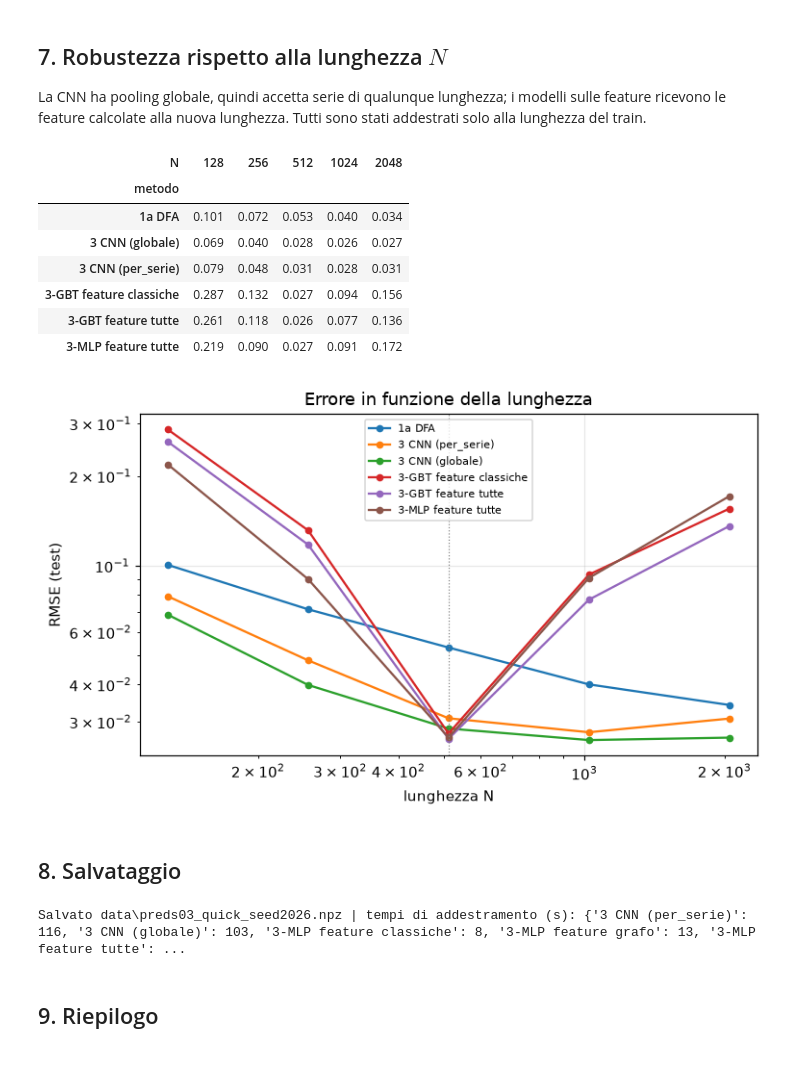
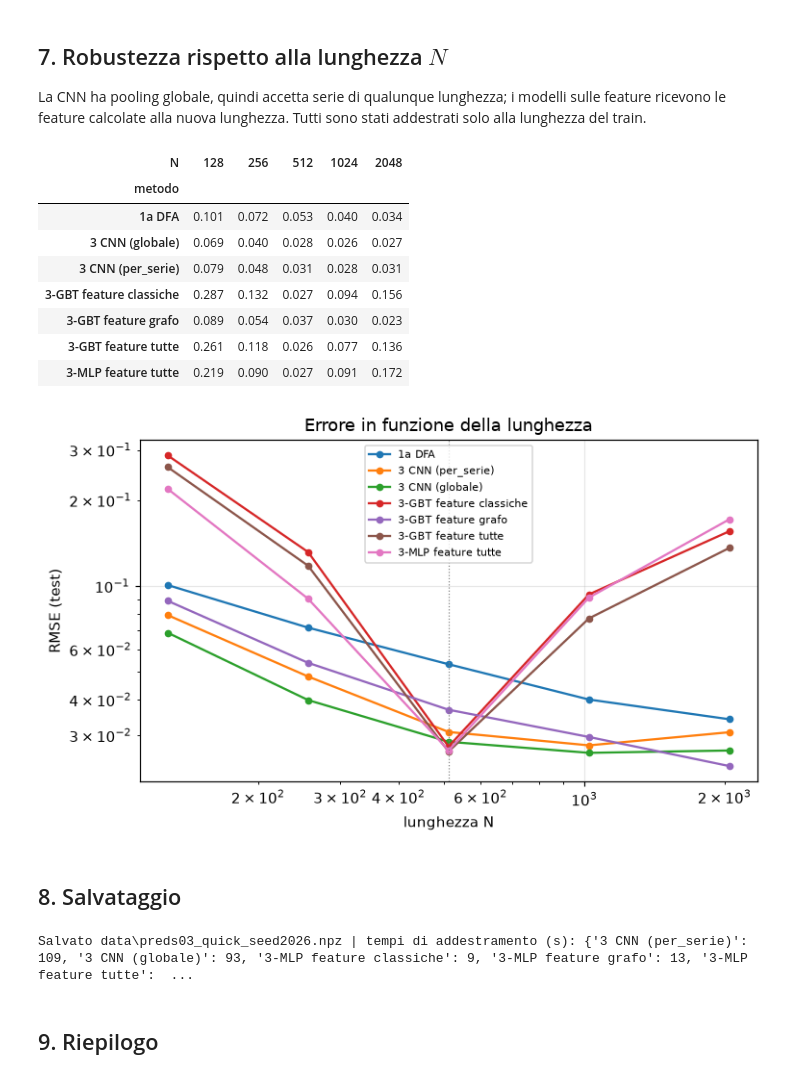
Before and after one commit to Arminas00/stochastic-ml, a Jupyter notebook: 03_cnn_e_feature.ipynb, the cells around one changed output. Drawn from its saved outputs; the diff is of its cells as text; code cells hidden in the pictures.

```diff
--- a/03_cnn_e_feature.ipynb
+++ b/03_cnn_e_feature.ipynb
@@ -363,30 +363,32 @@ feature calcolate alla nuova lunghezza. Tutti sono stati addestrati solo alla lu
 # %%
 lengths = sorted([CFG["N"]] + list(CFG["robust_lengths"]))
 split_of = {L: ("test" if L == CFG["N"] else f"test_N{L}") for L in lengths}
-rob = ["1a DFA", "3 CNN (per_serie)", "3 CNN (globale)", "3-GBT feature classiche", "3-GBT feature tutte", "3-MLP feature tutte"]
+rob = ["1a DFA", "3 CNN (per_serie)", "3 CNN (globale)", "3-GBT feature classiche", "3-GBT feature grafo",
+       "3-GBT feature tutte", "3-MLP feature tutte"]
 rows = []
 for name in rob:
     for L in lengths:
         s = split_of[L]
         rows.append({"metodo": name, "N": L, "RMSE": u.regression_metrics(H[s], PRED[name][s])["RMSE"]})
 df_rob = pd.DataFrame(rows).pivot(index="metodo", columns="N", values="RMSE")
 display(df_rob.round(3))
 fig, ax = plt.subplots(figsize=(7, 4.2))
 for name in rob:
     ax.plot(lengths, df_rob.loc[name, lengths], "o-", ms=4, label=name)
 ax.axvline(CFG["N"], color="grey", lw=0.8, ls=":")
 ax.set(xscale="log", yscale="log", xlabel="lunghezza N", ylabel="RMSE (test)", title="Errore in funzione della lunghezza")
 ax.legend(fontsize=7); plt.tight_layout(); savefig("rmse_vs_N"); plt.show()
 # %% [output]
 | N | 128 | 256 | 512 | 1024 | 2048 |
 | metodo |  |  |  |  |  |
 | 1a DFA | 0.101 | 0.072 | 0.053 | 0.040 | 0.034 |
 | 3 CNN (globale) | 0.069 | 0.040 | 0.028 | 0.026 | 0.027 |
 | 3 CNN (per_serie) | 0.079 | 0.048 | 0.031 | 0.028 | 0.031 |
 | 3-GBT feature classiche | 0.287 | 0.132 | 0.027 | 0.094 | 0.156 |
+| 3-GBT feature grafo | 0.089 | 0.054 | 0.037 | 0.030 | 0.023 |
 | 3-GBT feature tutte | 0.261 | 0.118 | 0.026 | 0.077 | 0.136 |
 | 3-MLP feature tutte | 0.219 | 0.090 | 0.027 | 0.091 | 0.172 |
-[figure, old version]
+[figure, new version]
 # %% [markdown]
 ## 8. Salvataggio
 # %%
@@ -398,7 +400,7 @@ torch.save({how: [m.state_dict() for m in ms] for how, ms in CNN_MODELS.items()}
            Path(DATA_DIR) / f"cnn03_{MODE}_seed{SEED}.pt")
 print("Salvato", out, "| tempi di addestramento (s):", {k: round(v) for k, v in TIMES.items()})
 # %% [output]
-Salvato data\preds03_quick_seed2026.npz | tempi di addestramento (s): {'3 CNN (per_serie)': 116, '3 CNN (globale)': 103, '3-MLP feature classiche': 8, '3-MLP feature grafo': 13, '3-MLP feature tutte': ...
+Salvato data\preds03_quick_seed2026.npz | tempi di addestramento (s): {'3 CNN (per_serie)': 109, '3 CNN (globale)': 93, '3-MLP feature classiche': 9, '3-MLP feature grafo': 13, '3-MLP feature tutte':  ...
 # %% [markdown]
 ## 9. Riepilogo
 # %%
```
Also changed, not shown: parts of 3 cells of this notebook, 11 other files.
